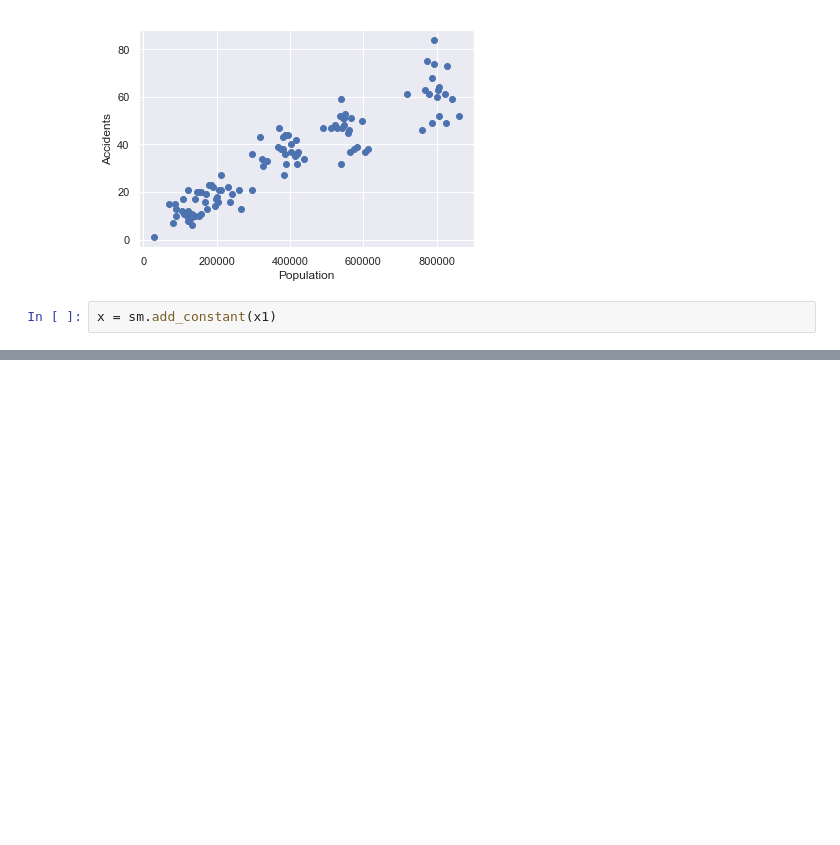
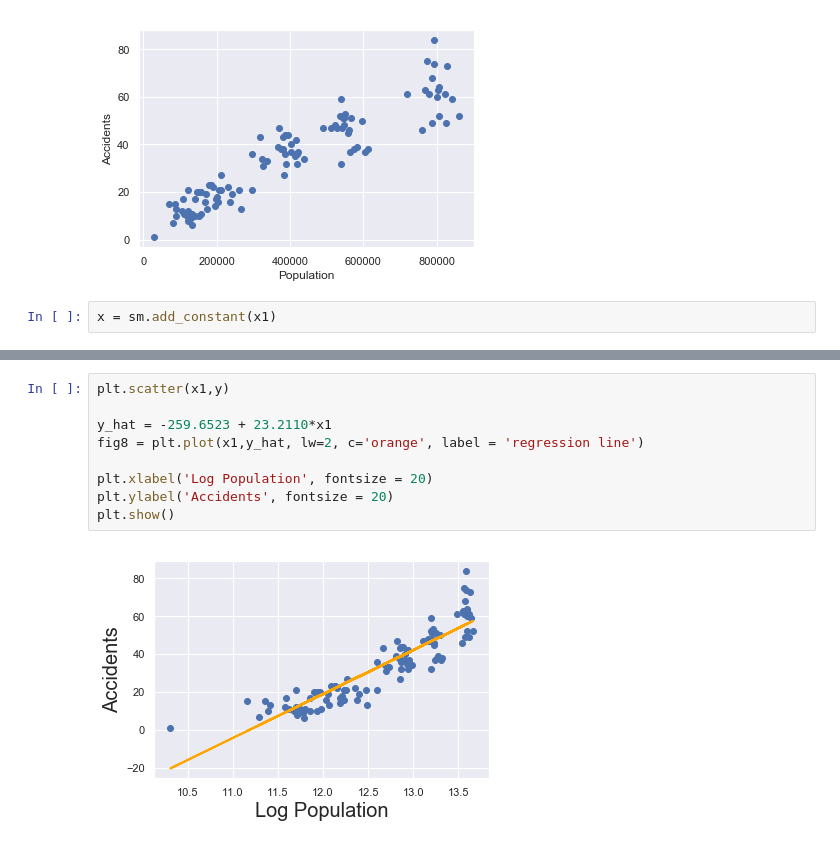
Before and after one commit to alexandrehsd/regression-analysis, a Jupyter notebook: Regression Analysis.ipynb, the cells around one changed output, grey strips where cells are left out. Drawn from its saved outputs; the diff is of its cells as text; blank space fills up the shorter version.

```diff
--- a/Regression Analysis.ipynb
+++ b/Regression Analysis.ipynb
@@ -403,0 +472,11 @@ strong multicollinearity or other numerical problems.
+# %%
+plt.scatter(x1,y)
+
+y_hat = -259.6523 + 23.2110*x1
+fig8 = plt.plot(x1,y_hat, lw=2, c='orange', label = 'regression line')
+
+plt.xlabel('Log Population', fontsize = 20)
+plt.ylabel('Accidents', fontsize = 20)
+plt.show()
+# %% [output]
+[figure, added]
```
Also changed, not shown: parts of 28 cells of this notebook.
